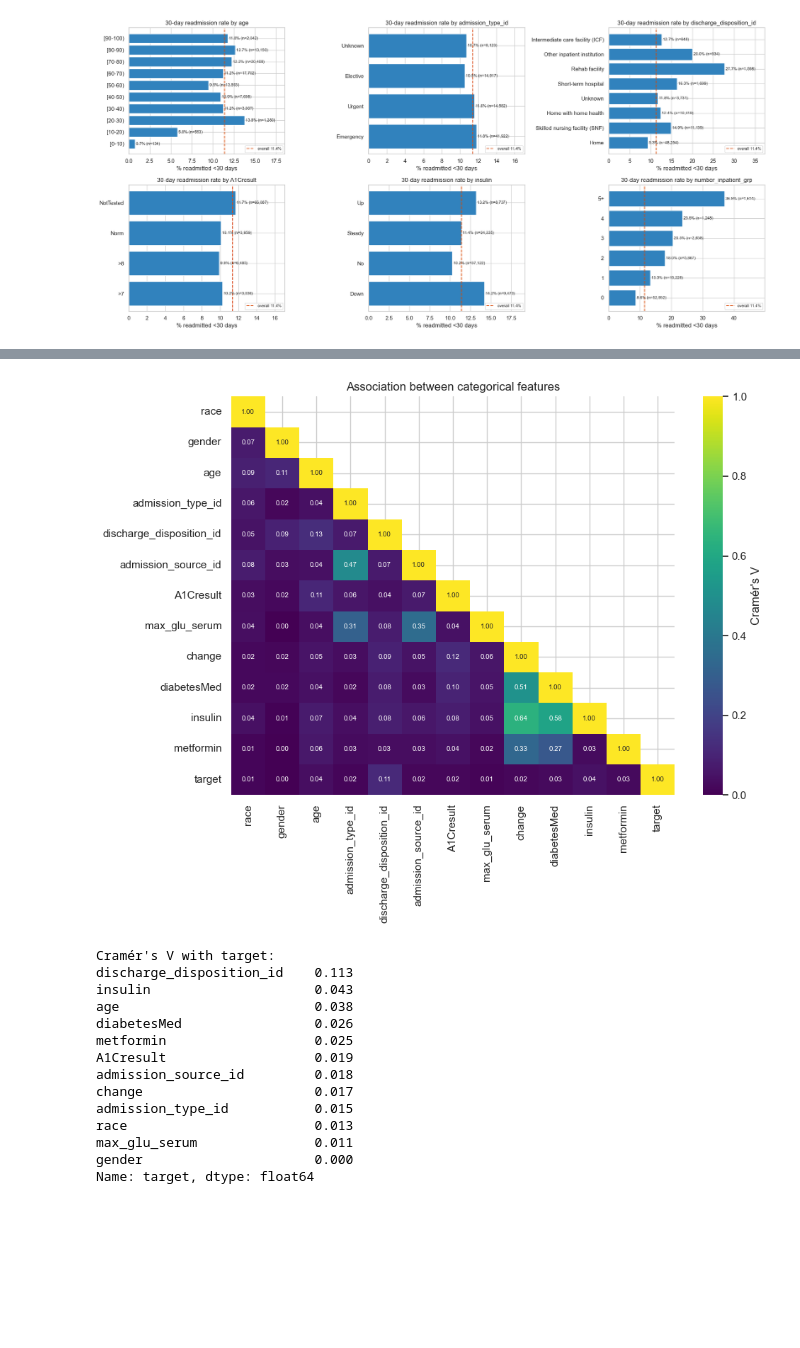
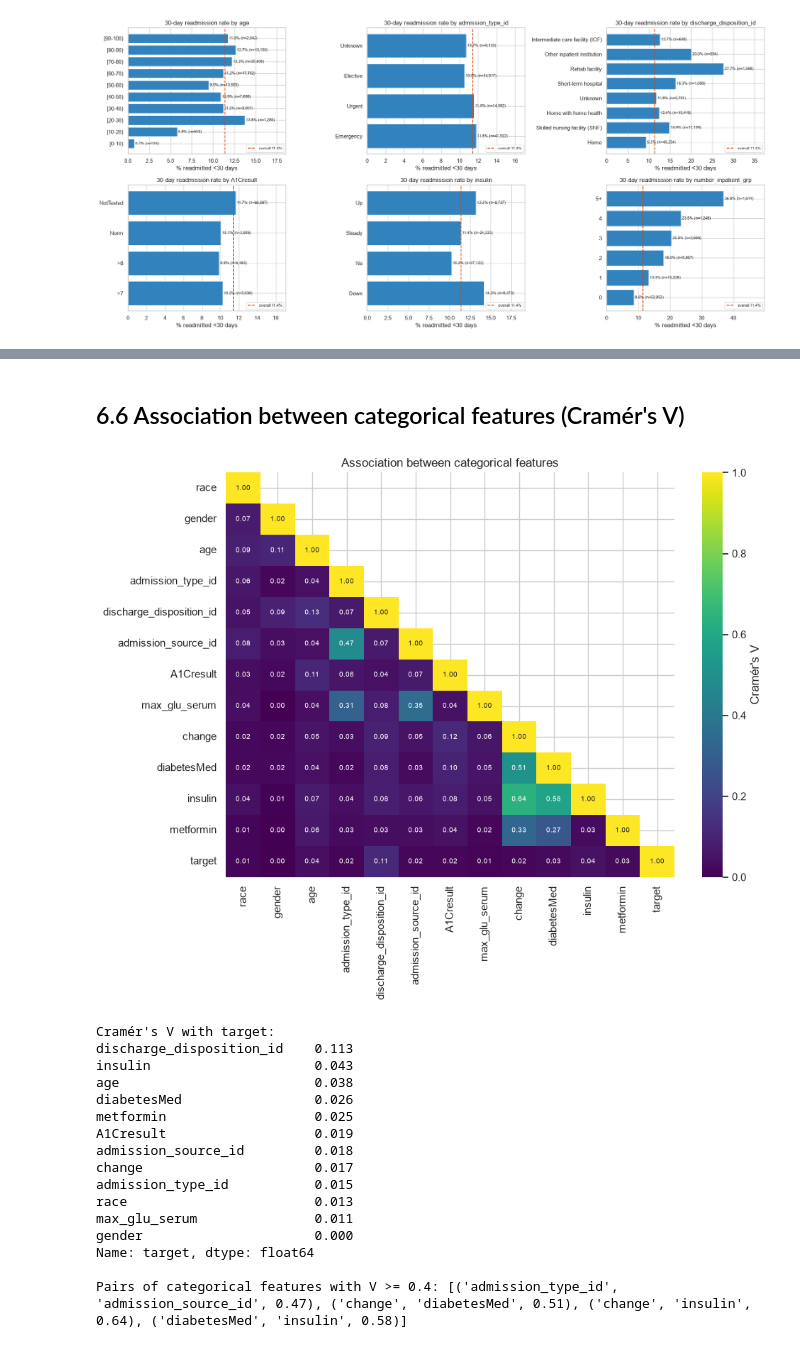
Before and after one commit to brandankwok/cmpt455-diabetes-readmission-prediction, a Jupyter notebook: notebooks/01_preprocessing_eda.ipynb, the cells around one changed output, grey strips where cells are left out. Saved outputs shown, nothing was run; the diff lists cells and outputs as text; code cells hidden in the pictures; blank space fills up the shorter version.

Commit message:
feat: Add data quality checks, EDA notes and key insights to EDA notebook

```diff
--- a/notebooks/01_preprocessing_eda.ipynb
+++ b/notebooks/01_preprocessing_eda.ipynb
@@ -51,7 +74,8 @@ def save_show(fig, name):
 # Missing values are coded as "?" in this dataset, so convert only those to NaN on load.
 # keep_default_na=False matters: otherwise pandas also turns the string "None" into NaN,
 # but in A1Cresult / max_glu_serum "None" means "test not performed" (real information).
-df_raw = pd.read_csv(DATA_DIR / "diabetic_data.csv", na_values=["?"], keep_default_na=False)
+df_raw = pd.read_csv(DATA_DIR / "diabetic_data.csv", na_values=["?"], keep_default_na=False,
+                     low_memory=False)
 
 print("Shape:", df_raw.shape)
 print("\nColumn types:")
@@ -70,11 +94,6 @@ print("\nOriginal 3-class target distribution:")
 vc = df_raw["readmitted"].value_counts()
 print(pd.DataFrame({"count": vc, "percent": (vc / len(df_raw) * 100).round(2)}))
 
-# Missingness ("?" values) before any cleaning
-miss_before = df_raw.isna().mean()
-print("\nColumns with '?' values (percent missing):")
-print((miss_before[miss_before > 0] * 100).round(2).sort_values(ascending=False))
-
 print("\nNumeric summary:")
 print(df_raw.select_dtypes(include="number").drop(columns=["encounter_id", "patient_nbr"]).describe().T)
 # %% [output]
@@ -272,6 +400,6 @@ Saved processed\train_clean.csv and processed\test_clean.csv
 # %%
-# EDA setup
-eda_df = train_df
+# EDA setup (copy so the label column does not end up in train_df)
+eda_df = train_df.copy()
 eda_df["target_label"] = eda_df["target"].map({0: "Not <30d", 1: "Readmitted <30d"})
 
 NUMERIC_FEATURES = [
@@ -286,14 +416,14 @@ orig = df_raw["readmitted"].value_counts().reindex(["NO", ">30", "<30"])
 axes[0].bar(orig.index, orig.values, color=["#9ecae1", "#6baed6", "#d94801"])
 for i, v in enumerate(orig.values):
     axes[0].text(i, v, f"{v / orig.sum() * 100:.1f}%", ha="center", va="bottom")
-axes[0].set_title("Original 3-class target")
+axes[0].set_title("Original 3-class target (all encounters)")
 axes[0].set_ylabel("Encounters")
 
 binary = eda_df["target_label"].value_counts().reindex(["Not <30d", "Readmitted <30d"])
 axes[1].bar(binary.index, binary.values, color=["#6baed6", "#d94801"])
 for i, v in enumerate(binary.values):
     axes[1].text(i, v, f"{v / binary.sum() * 100:.1f}%", ha="center", va="bottom")
-axes[1].set_title("Binary target (cohort)")
+axes[1].set_title("Binary target (training split)")
 
 # Missingness: '?' values from raw data, plus hidden nulls for the 3 ID columns
 miss_plot = miss_before.copy()
@@ -301,8 +431,11 @@ for c in ID_COLS:
     miss_plot[c] = miss_after[c]
 miss_plot = (miss_plot[miss_plot > 0] * 100).sort_values()
 axes[2].barh(miss_plot.index, miss_plot.values, color="#756bb1")
+for y, v in enumerate(miss_plot.values):
+    axes[2].text(v, y, f" {v:.1f}%", va="center", fontsize=8)
+axes[2].set_xlim(0, 110)
 axes[2].set_xlabel("% missing")
-axes[2].set_title("Missing values by column")
+axes[2].set_title("Missing values by column ('?' and null-like IDs)")
 
 save_show(fig, "01_target_and_missingness")
 # %% [output]
@@ -467,3 +648,5 @@ Pairs of numeric features with |corr| >= 0.4: [('time_in_hospital', 'num_medicat
+# %% [markdown]
+## 6.6 Association between categorical features (Cramér's V)
 # %%
 # Association between categorical features (Cramér's V)
 # Bias-corrected Cramér's V between two categorical series.
@@ -476,34 +659,39 @@ def cramers_v(x, y):
     rc = r - (r - 1) ** 2 / (n - 1)
     kc = k - (k - 1) ** 2 / (n - 1)
     denom = min(kc - 1, rc - 1)
     return np.sqrt(phi2 / denom) if denom > 0 else np.nan
 
 
 CAT_FOR_V = [
     "race", "gender", "age", "admission_type_id", "discharge_disposition_id",
     "admission_source_id", "A1Cresult", "max_glu_serum", "change", "diabetesMed",
     "insulin", "metformin", "target",
 ]
 cat_frame = eda_df[CAT_FOR_V].copy()
 for c in CAT_FOR_V:
     cat_frame[c] = cat_frame[c].fillna("Unknown").astype(str)
 
 V = pd.DataFrame(np.eye(len(CAT_FOR_V)), index=CAT_FOR_V, columns=CAT_FOR_V)
 for i, a in enumerate(CAT_FOR_V):
     for b in CAT_FOR_V[i + 1:]:
         V.loc[a, b] = V.loc[b, a] = cramers_v(cat_frame[a], cat_frame[b])
 
 fig, ax = plt.subplots(figsize=(10, 8))
 mask = np.triu(np.ones_like(V, dtype=bool), k=1)
 sns.heatmap(V.astype(float), mask=mask, annot=True, fmt=".2f", cmap="viridis",
             vmin=0, vmax=1, ax=ax, annot_kws={"size": 7}, cbar_kws={"label": "Cramér's V"})
 ax.set_title("Association between categorical features")
 save_show(fig, "06_categorical_cramers_v")
 
 print("Cramér's V with target:")
 print(V["target"].drop("target").sort_values(ascending=False).round(3))
+
+high_v = [(a, b, round(float(V.loc[a, b]), 2))
+          for i, a in enumerate(CAT_FOR_V[:-1]) for b in CAT_FOR_V[i + 1:-1]
+          if V.loc[a, b] >= 0.4]
+print("\nPairs of categorical features with V >= 0.4:", high_v)
 # %% [output]
-[figure, old version]
+[figure, new version]
 Cramér's V with target:
 discharge_disposition_id    0.113
 insulin                     0.043
@@ -518,3 +706,5 @@ race                        0.013
 max_glu_serum               0.011
 gender                      0.000
 Name: target, dtype: float64
+
+Pairs of categorical features with V >= 0.4: [('admission_type_id', 'admission_source_id', 0.47), ('change', 'diabetesMed', 0.51), ('change', 'insulin', 0.64), ('diabetesMed', 'insulin', 0.58)]
```
Also changed, not shown: parts of 33 cells of this notebook, 1 other file.
